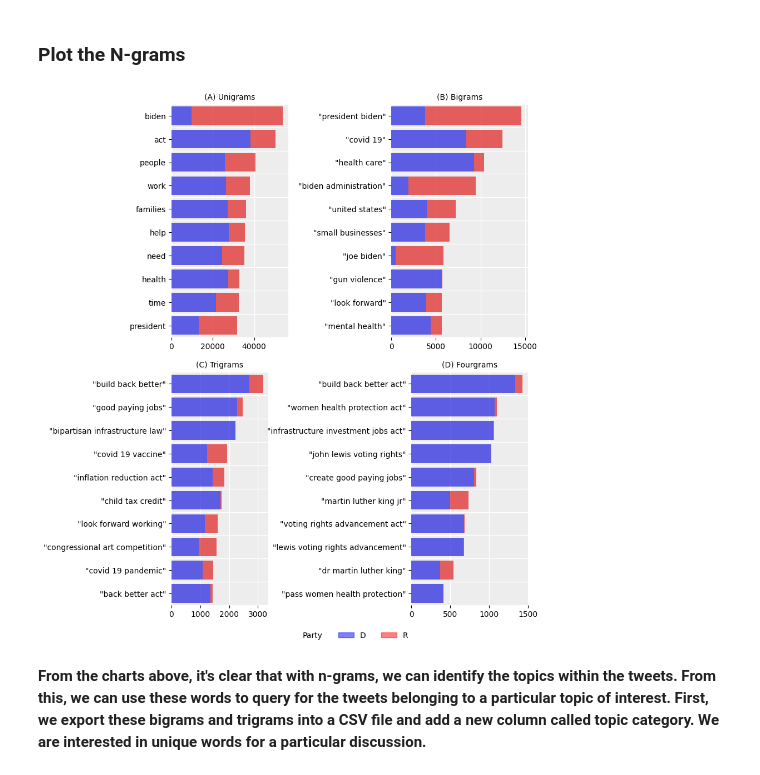
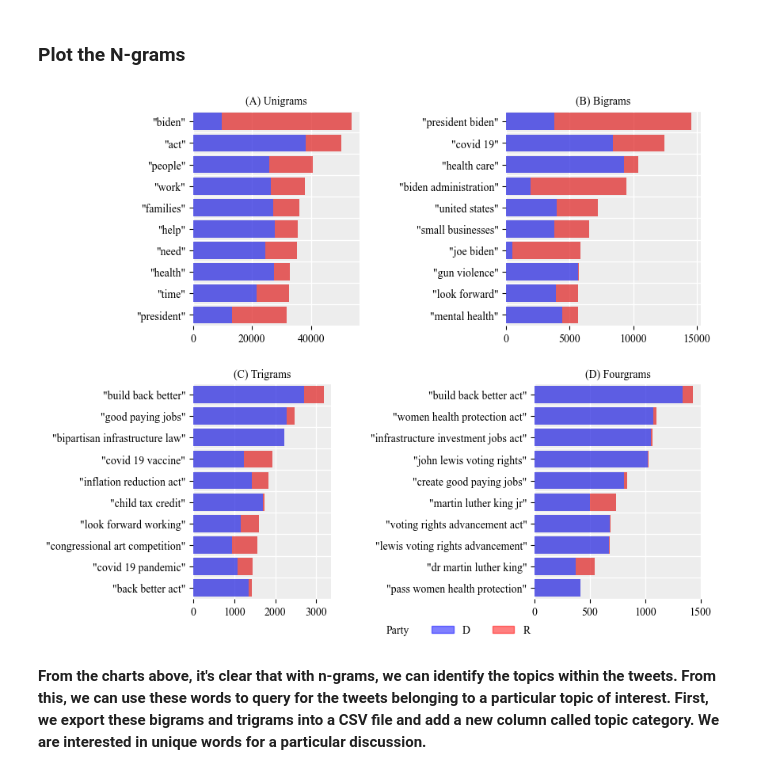
Before and after one commit to denniesbor/twitter_political_polarization, a Jupyter notebook: notebooks/2.tweets-topic-overview.ipynb, the cells around one changed output. Drawn from its saved outputs; the diff is of its cells as text; code cells hidden in the pictures.

```diff
--- a/notebooks/2.tweets-topic-overview.ipynb
+++ b/notebooks/2.tweets-topic-overview.ipynb
@@ -19,7 +19,8 @@ from nltk.corpus import stopwords
 from sklearn.feature_extraction.text import CountVectorizer
 
 # plt.style.use("fivethirtyeight")
-plt.rcParams["font.serif"] = "Times New Roman"
+plt.rcParams["font.family"] = "Times New Roman"
+csfont = {'fontname':'Times New Roman'}
 
 # sns.set_theme(
 #     context="notebook",
@@ -30,7 +31,10 @@ plt.rcParams["font.serif"] = "Times New Roman"
 #     color_codes=True,
 #     rc=None,
 # )
-mpl.rcParams.update(mpl.rcParamsDefault)
+# %%
+# windows working dir
+
+assets_dir = "C:\\Users\\borki\\Dropbox\\twitter_nlp_project2\\assets"
 # %%
 nltk.download("stopwords")
 
@@ -182,19 +187,20 @@ def custom_plot(ngrams, ax, n):
     kwargs = dict(left=tff.D, color="r")
 
     sns.barplot(y=tff.word, x=tff.D, color="b", alpha=0.7)
-    plt.yticks(fontsize=9)
+    plt.yticks(fontsize=9, **csfont)
     sns.barplot(y=tff.word, x=tff.R, **kwargs, alpha=0.7)
 
     # plt.xticks(fontsize=10)
     ax.set_yticklabels(
-        labels=[f'"{word}"' if len(word.split()) > 1 else word for word in tff.word],
+        labels=[f'"{word}"' if len(word.split()) > 1 else f'"{word}"' for word in tff.word],
         fontsize=10,
         ha="right",
+        **csfont
     )
 
     ax.set_ylabel("")
     ax.set_xlabel("")
-    ax.set_title(f"({str_list[n]}) {titles[n]}", fontsize=10)
+    ax.set_title(f"({str_list[n]}) {titles[n]}", fontsize=10, **csfont)
 
     # Hide the right and top spines
     ax.spines.right.set_visible(False)
@@ -215,49 +221,49 @@ def custom_plot(ngrams, ax, n):
     # Remove minor ticks
     ax.tick_params(which="minor", bottom=False, left=False)
 # %%
-fig = plt.figure(1, figsize=(8.27, 11.69), dpi=100)
-gs = gridspec.GridSpec(2, 18)
+fig = plt.figure(1, figsize=(8.27, 8), dpi=100)
+gs = gridspec.GridSpec(18, 18)
 
 for i in range(4):
 
     if i == 0:
-        ax = plt.subplot(gs[0, 0:6])
+        ax = plt.subplot(gs[0:8, 0:6])
     if i == 1:
-        ax = plt.subplot(gs[0, 11:])
+        ax = plt.subplot(gs[0:8, 11:])
     if i == 2:
-        ax = plt.subplot(gs[1, 0:5])
+        ax = plt.subplot(gs[10:, 0:5])
     if i == 3:
-        ax = plt.subplot(gs[1, 12:])
+        ax = plt.subplot(gs[10:, 12:])
 
     custom_plot(n_grams[i], ax, i)
 
 
 #     legends
 title = mpatches.Patch(color="white", label="Party", alpha=0.5)
 red_patch = mpatches.Patch(color="red", label="R", alpha=0.5)
 blue_path = mpatches.Patch(color="blue", label="D", alpha=0.5)
 
 leg1 = ax.legend(
     handles=[title, blue_path, red_patch],
     bbox_to_anchor=(-0.0, -0.1),
     borderaxespad=0,
     ncol=3,
     frameon=False,
 )
 
 ax.patch.set_alpha(0.4)
 
 plt.subplots_adjust(hspace=0.15)
 
 plt.show()
 
 fig.savefig(
-    "/home/denniesbor/Dropbox/twitter_nlp_project2/assets/ngram_plots.png",
-    dpi=100,
+    assets_dir+"\\ngram_plots.png",
+    # dpi=100,
     bbox_inches="tight",
 )
 # %% [output]
-[figure, old version]
+[figure, new version]
 # %% [markdown]
 **From the charts above, it's clear that with n-grams, we can identify the topics within the tweets. From this, we can use these words to query for the tweets belonging to a particular topic of interest. First, we export these bigrams and trigrams into a CSV file and add a new column called topic category. We are interested in unique words for a particular discussion.**
 # %% [markdown]
```
Also changed, not shown: parts of 2 cells of this notebook, 49 other files.
